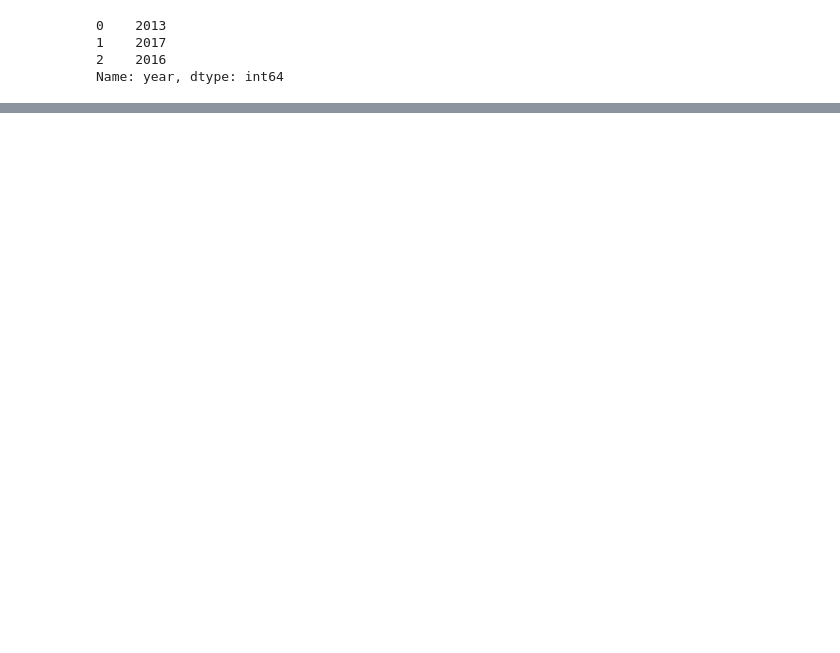
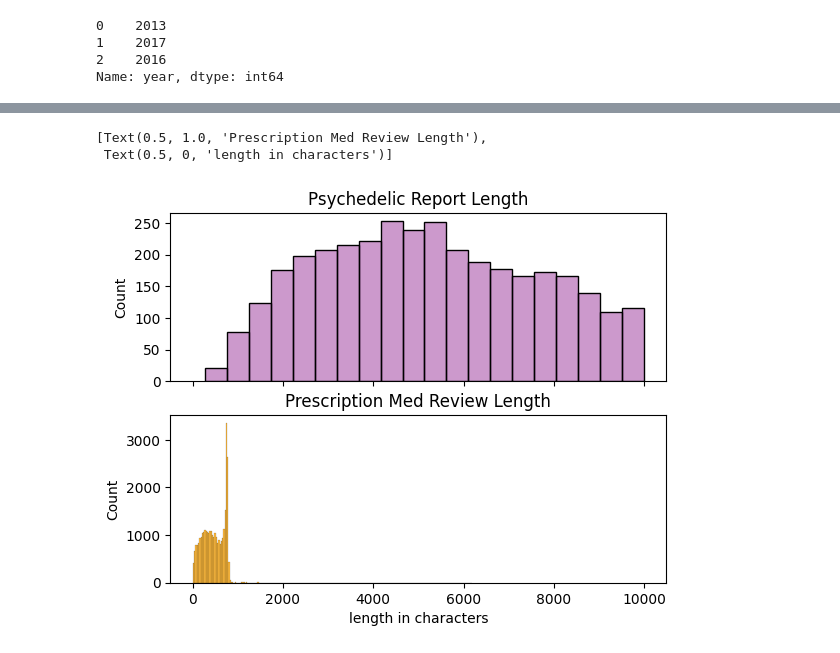
Before and after one commit to fractaldatalearning/psychedelic_efficacy, a Jupyter notebook: notebooks/10-kl-reports-engineer-ratings.ipynb, the cells around one changed output, grey strips where cells are left out. Saved outputs shown, nothing was run; the diff lists cells and outputs as text; code cells hidden in the pictures; blank space fills up the shorter version.

```diff
--- a/notebooks/10-kl-reports-engineer-ratings.ipynb
+++ b/notebooks/10-kl-reports-engineer-ratings.ipynb
@@ -502,0 +552,11 @@ sns.lineplot()
+# %%
+# Zoom in
+fig, axes = plt.subplots(nrows=2, ncols=1, sharex=True)
+sns.histplot(data=psychedelic_df[psychedelic_df.review_len<10000]['review_len'],
+             ax=axes[0], color='purple', alpha=0.4).set(title='Psychedelic Report Length')
+sns.histplot(data=studies_df.review_len, ax=axes[1], color='orange').set(
+    title='Prescription Med Review Length', xlabel='length in characters')
+# %% [output]
+[Text(0.5, 1.0, 'Prescription Med Review Length'),
+ Text(0.5, 0, 'length in characters')]
+[figure, added]
```
Also changed, not shown: parts of 47 cells of this notebook.
